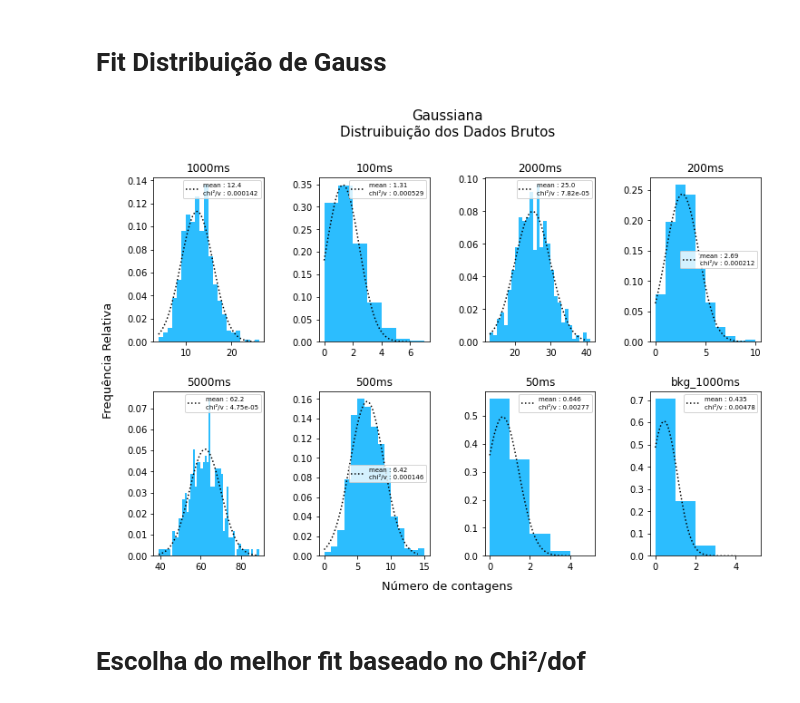
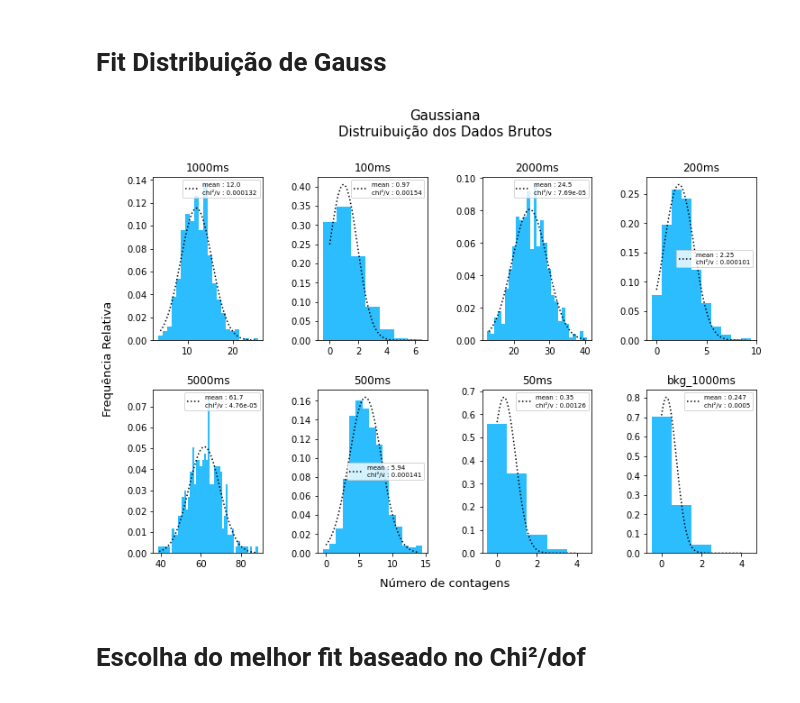
Before and after one commit to estevanmendes/LABIV, a Jupyter notebook: codigo_analise_v1.ipynb, the cells around one changed output. Saved outputs shown, nothing was run; the diff lists cells and outputs as text; code cells hidden in the pictures.

```diff
--- a/codigo_analise_v1.ipynb
+++ b/codigo_analise_v1.ipynb
@@ -119,36 +119,37 @@ fig, ax=plt.subplots(2,4,figsize=(12,8))
 for i in range(len(filenames)):
     data=np.loadtxt('geiger1/'+filenames[i])[:,1]
     dt=filenames[i].split('.')[0]
     mean=STATS[i,0] # valor da média que eu já tinah calculado
     var=STATS[i,2]# valor da variancia que eu já tinha calculado
 
 
     X=np.linspace(min(data),max(data),100)
 
-    BIN=np.arange(int(min(data)),int(max(data))+2)
+    BIN=np.arange(int(min(data))-1,int(max(data))+1)+0.5
+
 
     freq,bin_edges,_=ax[int(i/4),int(i%4)].hist(data,bins=BIN,color=Blue,density=True)
     bin_middles=0.5 * (bin_edges[1:] + bin_edges[:-1])
 
 
     gaussian_model=Model(gaussian)
     result=gaussian_model.fit(freq,x=bin_middles,mean=mean)
     chi2=result.redchi
     chi_gaussian_per_dof[i]=chi2
     parameter=result.best_values['mean']
     parameters_gaussian[i]=parameter
 
     ax[int(i/4),int(i%4)].plot(X,gaussian(X,parameter),linestyle='dotted',color='black',label='mean : {:.3}\nchi²/v : {:.3}'.format(parameter,chi2))
     ax[int(i/4),int(i%4)].legend(fontsize=7)
     ax[int(i/4),int(i%4)].set_title(dt)
 fig.suptitle('Gaussiana\nDistruibuição dos Dados Brutos',fontsize=15)
 fig.text(0.5, 0.06, 'Número de contagens', ha='center',fontsize=13)
 fig.text(0.06, 0.5, 'Frequência Relativa', va='center', rotation='vertical',fontsize=13)
 plt.subplots_adjust( wspace=0.5, hspace=0.3,top=0.85)
 
-# plt.savefig('img\\fig_gaussiana_minimos_quad_dist_dados_brutos_v1.png')
+plt.savefig('img\\fig_gaussiana_minimos_quad_dist_dados_brutos_v1.png')
 # %% [output]
-[figure, old version]
+[figure, new version]
 # %% [markdown]
 # Escolha do melhor fit baseado no Chi²/dof
 # %%
```
Also changed, not shown: parts of 3 cells of this notebook, 2 other files.
